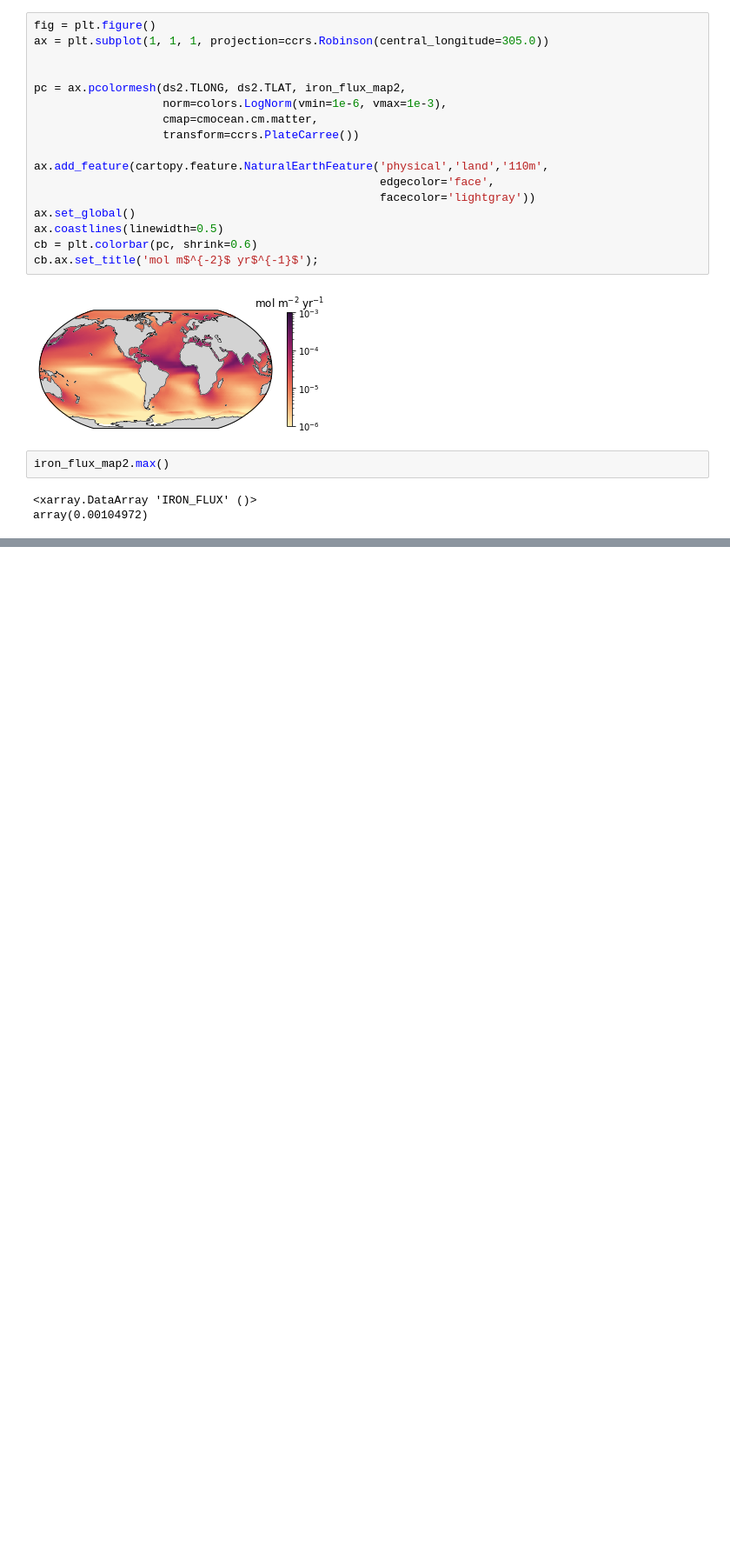
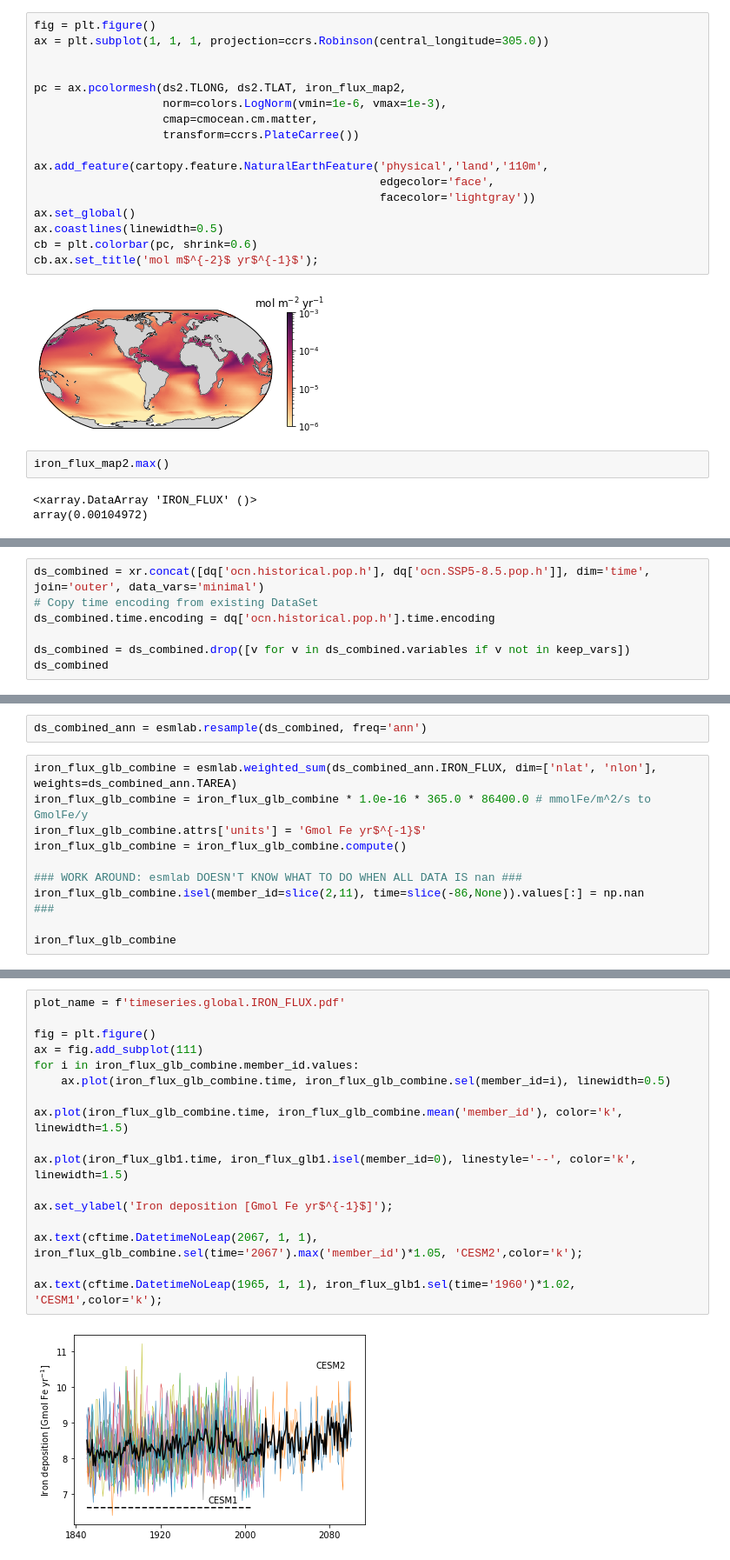
Before and after one commit to marbl-ecosys/cesm2-marbl, a Jupyter notebook: notebooks/forcing_iron_flux.ipynb, the cells around one changed output, grey strips where cells are left out. Shown: that part at 87% size. Cells and saved outputs as stored; diff of their text form; blank space fills up the shorter version.

Commit message:
Add SSP5-8.5 plots

```diff
--- a/notebooks/forcing_iron_flux.ipynb
+++ b/notebooks/forcing_iron_flux.ipynb
@@ -321,0 +323,7 @@ dq
+# %%
+ds_combined = xr.concat([dq['ocn.historical.pop.h'], dq['ocn.SSP5-8.5.pop.h']], dim='time', join='outer', data_vars='minimal')
+# Copy time encoding from existing DataSet
+ds_combined.time.encoding = dq['ocn.historical.pop.h'].time.encoding
+
+ds_combined = ds_combined.drop([v for v in ds_combined.variables if v not in keep_vars])
+ds_combined
@@ -321,0 +348,13 @@ dq
+# %%
+ds_combined_ann = esmlab.resample(ds_combined, freq='ann')
+# %%
+iron_flux_glb_combine = esmlab.weighted_sum(ds_combined_ann.IRON_FLUX, dim=['nlat', 'nlon'], weights=ds_combined_ann.TAREA)
+iron_flux_glb_combine = iron_flux_glb_combine * 1.0e-16 * 365.0 * 86400.0 # mmolFe/m^2/s to GmolFe/y
+iron_flux_glb_combine.attrs['units'] = 'Gmol Fe yr$^{-1}$'
+iron_flux_glb_combine = iron_flux_glb_combine.compute()
+
+### WORK AROUND: esmlab DOESN'T KNOW WHAT TO DO WHEN ALL DATA IS nan ###
+iron_flux_glb_combine.isel(member_id=slice(2,11), time=slice(-86,None)).values[:] = np.nan
+###
+
+iron_flux_glb_combine
@@ -321,0 +381,19 @@ dq
+# %%
+plot_name = f'timeseries.global.IRON_FLUX.pdf'
+
+fig = plt.figure()
+ax = fig.add_subplot(111)
+for i in iron_flux_glb_combine.member_id.values:
+    ax.plot(iron_flux_glb_combine.time, iron_flux_glb_combine.sel(member_id=i), linewidth=0.5)
+
+ax.plot(iron_flux_glb_combine.time, iron_flux_glb_combine.mean('member_id'), color='k', linewidth=1.5)
+
+ax.plot(iron_flux_glb1.time, iron_flux_glb1.isel(member_id=0), linestyle='--', color='k', linewidth=1.5)
+
+ax.set_ylabel('Iron deposition [Gmol Fe yr$^{-1}$]');
+
+ax.text(cftime.DatetimeNoLeap(2067, 1, 1), iron_flux_glb_combine.sel(time='2067').max('member_id')*1.05, 'CESM2',color='k');
+
+ax.text(cftime.DatetimeNoLeap(1965, 1, 1), iron_flux_glb1.sel(time='1960')*1.02, 'CESM1',color='k');
+# %% [output]
+[figure, added]
```
Also changed, not shown: parts of 10 cells of this notebook.
